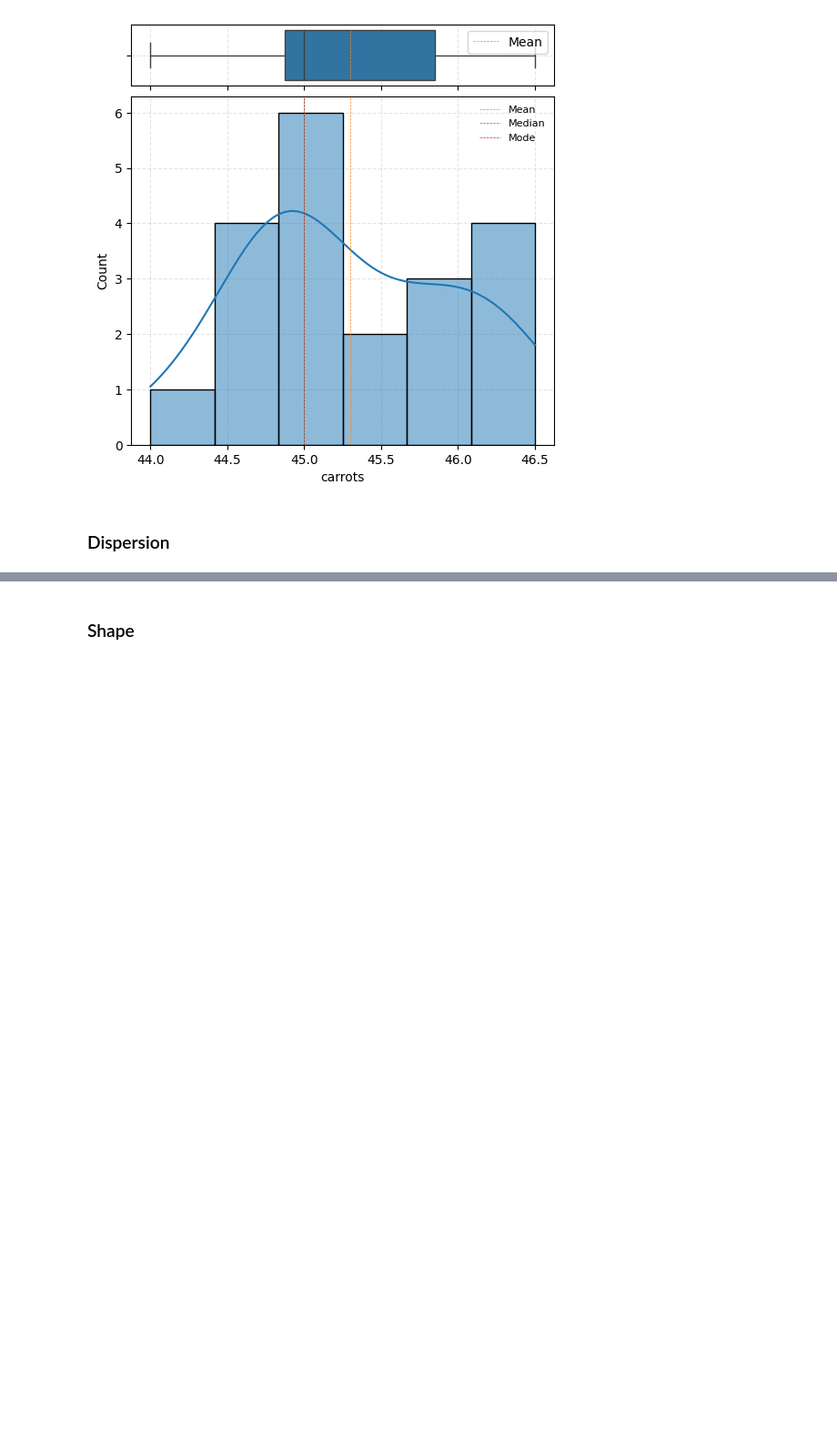
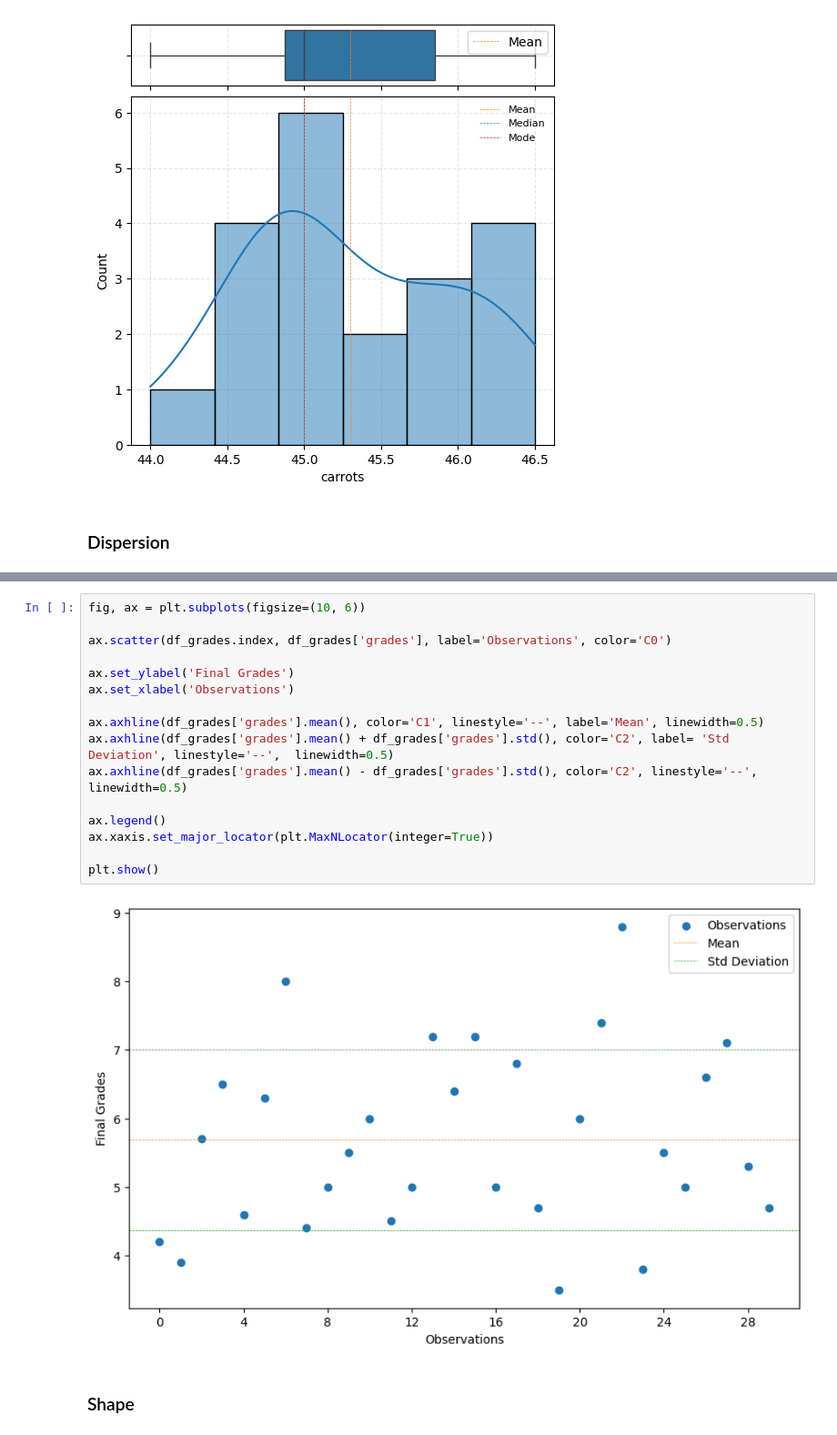
Before and after one commit to ErickVisone/DataScience, a Jupyter notebook: datascience/blood_donors.ipynb, the cells around one changed output, grey strips where cells are left out. Shown at 91% size. Cells and saved outputs as stored; diff of their text form; blank space fills up the shorter version.

```diff
--- a/datascience/blood_donors.ipynb
+++ b/datascience/blood_donors.ipynb
@@ -575,2 +705,20 @@ plt.show()
+# %%
+fig, ax = plt.subplots(figsize=(10, 6))
+
+ax.scatter(df_grades.index, df_grades['grades'], label='Observations', color='C0')
+
+ax.set_ylabel('Final Grades')
+ax.set_xlabel('Observations')
+
+ax.axhline(df_grades['grades'].mean(), color='C1', linestyle='--', label='Mean', linewidth=0.5)
+ax.axhline(df_grades['grades'].mean() + df_grades['grades'].std(), color='C2', label= 'Std Deviation', linestyle='--',  linewidth=0.5)
+ax.axhline(df_grades['grades'].mean() - df_grades['grades'].std(), color='C2', linestyle='--',  linewidth=0.5)
+
+ax.legend()
+ax.xaxis.set_major_locator(plt.MaxNLocator(integer=True))
+
+plt.show()
+# %% [output]
+[figure, added]
 # %% [markdown]
 ### Shape
```
Also changed, not shown: parts of 13 cells of this notebook.
